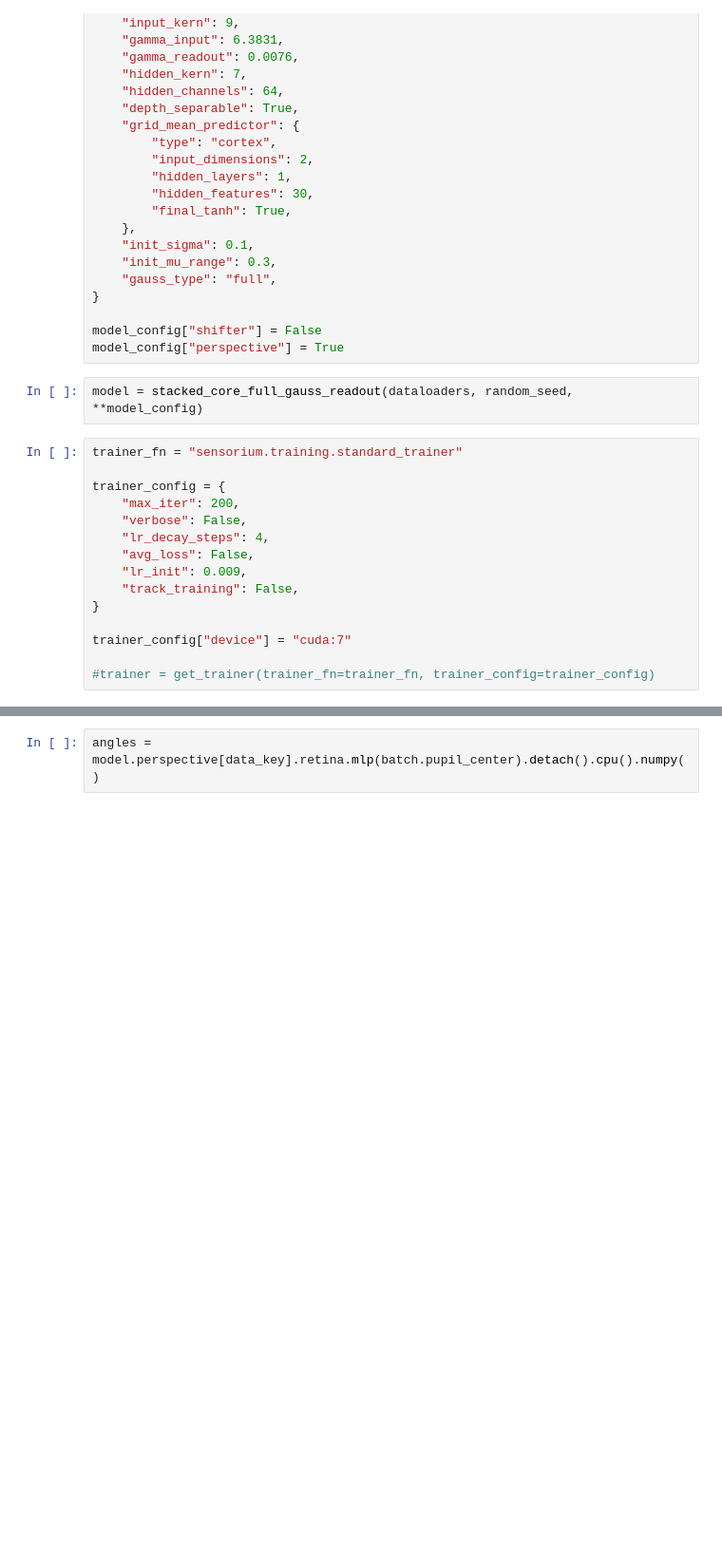
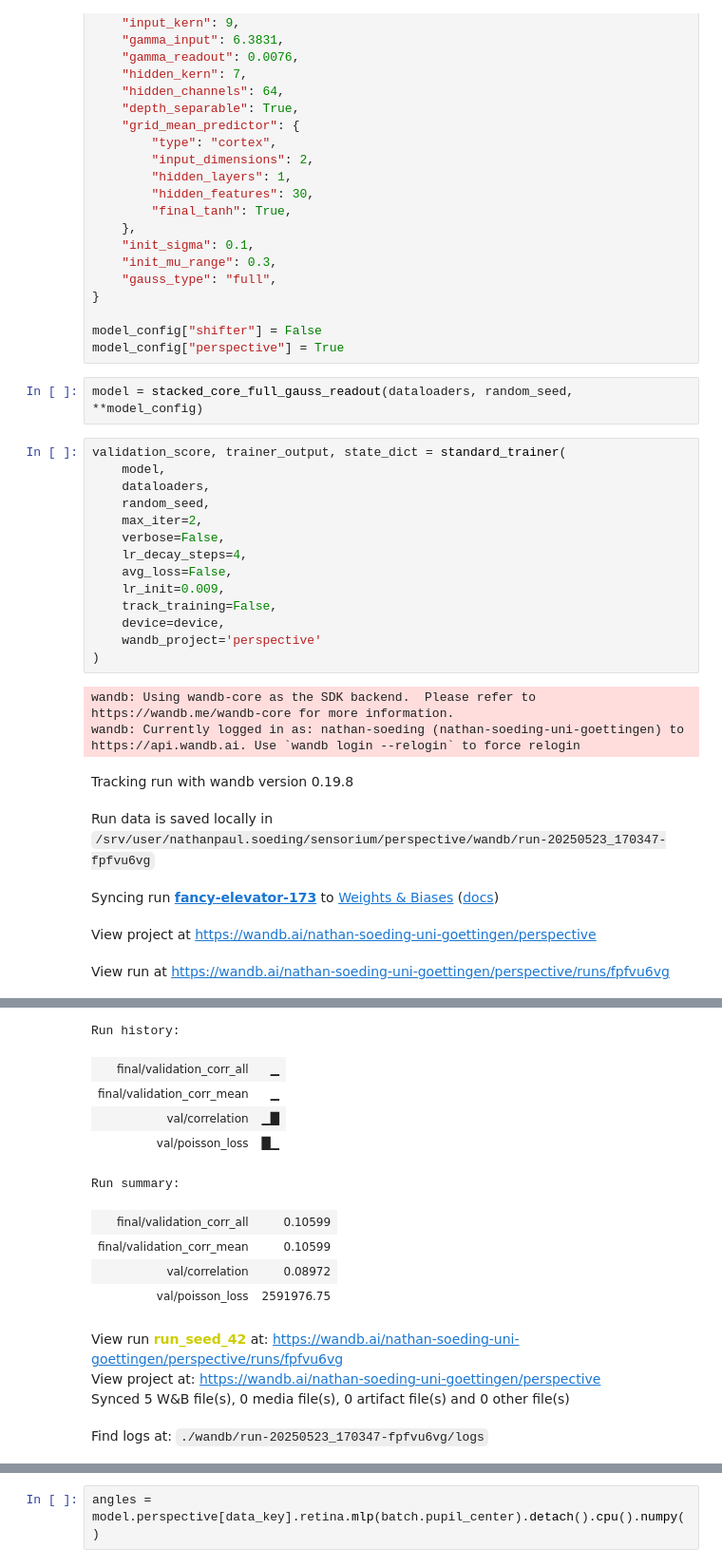
Before and after one commit to NathanSoeding/sensorium, a Jupyter notebook: perspective/perspective_train.ipynb, the cells around one changed output, grey strips where cells are left out. Shown at 95% size. Drawn from its saved outputs; the diff is of its cells as text; blank space fills up the shorter version.

```diff
--- a/perspective/perspective_train.ipynb
+++ b/perspective/perspective_train.ipynb
@@ -58,17 +56,24 @@ model_config["perspective"] = True
 # %%
 model = stacked_core_full_gauss_readout(dataloaders, random_seed, **model_config)
 # %%
-trainer_fn = "sensorium.training.standard_trainer"
-
-trainer_config = {
-    "max_iter": 200,
-    "verbose": False,
-    "lr_decay_steps": 4,
-    "avg_loss": False,
-    "lr_init": 0.009,
-    "track_training": False,
-}
-
-trainer_config["device"] = "cuda:7"
-
-#trainer = get_trainer(trainer_fn=trainer_fn, trainer_config=trainer_config)
+validation_score, trainer_output, state_dict = standard_trainer(
+    model,
+    dataloaders,
+    random_seed,
+    max_iter=2,
+    verbose=False,
+    lr_decay_steps=4,
+    avg_loss=False,
+    lr_init=0.009,
+    track_training=False,
+    device=device,
+    wandb_project='perspective'
+)
+# %% [output]
+wandb: Using wandb-core as the SDK backend.  Please refer to https://wandb.me/wandb-core for more information.
+wandb: Currently logged in as: nathan-soeding (nathan-soeding-uni-goettingen) to https://api.wandb.ai. Use `wandb login --relogin` to force relogin
+Tracking run with wandb version 0.19.8
+Run data is saved locally in /srv/user/nathanpaul.soeding/sensorium/perspective/wandb/run-20250523_170347-fpfvu6vg
+Syncing run fancy-elevator-173 to Weights & Biases (docs)
+View project at https://wandb.ai/nathan-soeding-uni-goettingen/perspective
+View run at https://wandb.ai/nathan-soeding-uni-goettingen/perspective/runs/fpfvu6vg
@@ -74,0 +81,14 @@ trainer_config["device"] = "cuda:7"
+Run history:
+| final/validation_corr_all | ▁ |
+| final/validation_corr_mean | ▁ |
+| val/correlation | ▁█ |
+| val/poisson_loss | █▁ |
+Run summary:
+| final/validation_corr_all | 0.10599 |
+| final/validation_corr_mean | 0.10599 |
+| val/correlation | 0.08972 |
+| val/poisson_loss | 2591976.75 |
+View run run_seed_42 at: https://wandb.ai/nathan-soeding-uni-goettingen/perspective/runs/fpfvu6vg
+View project at: https://wandb.ai/nathan-soeding-uni-goettingen/perspective
+Synced 5 W&B file(s), 0 media file(s), 0 artifact file(s) and 0 other file(s)
+Find logs at: ./wandb/run-20250523_170347-fpfvu6vg/logs
```
Also changed, not shown: parts of 13 cells of this notebook, 2 other files.
